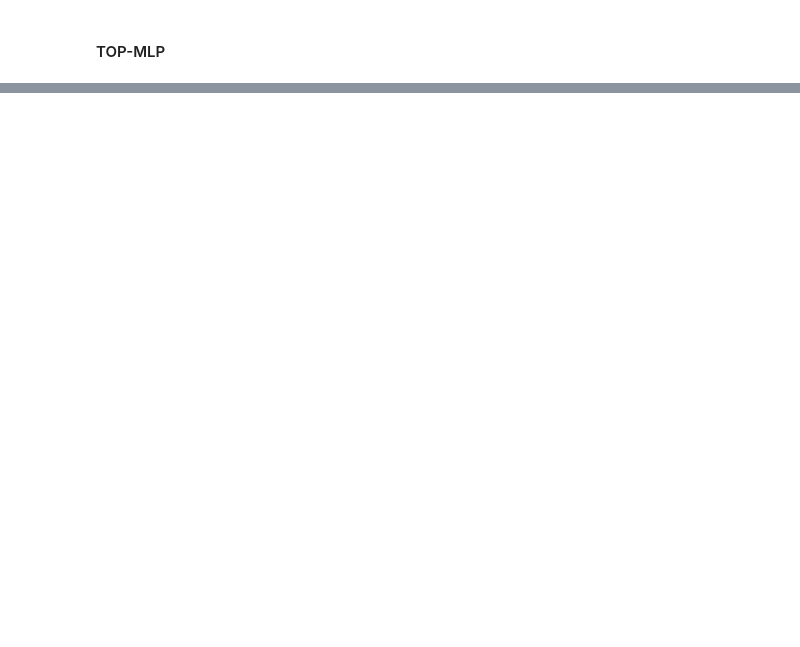
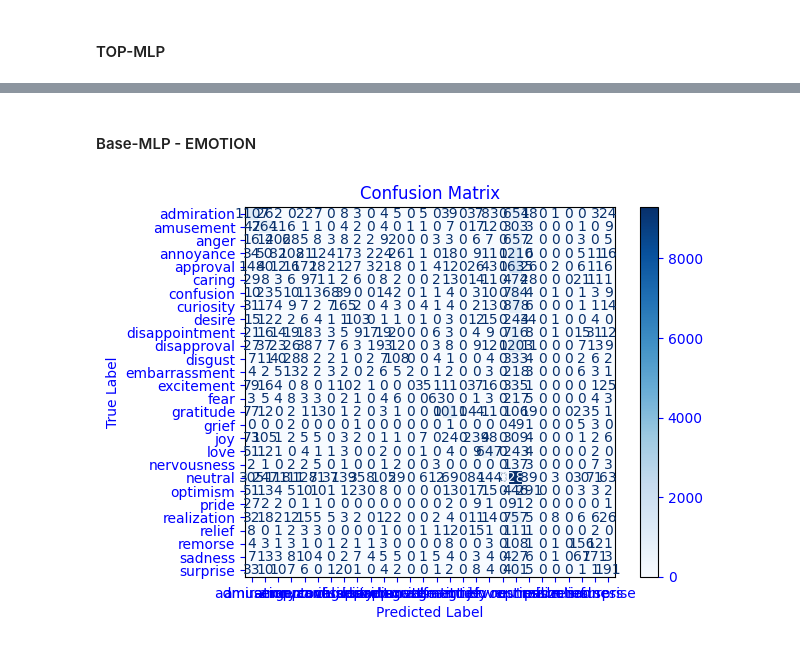
Before and after one commit to rosiestr/472-assignment1, a Jupyter notebook: 2_words_as_features/2_words_as_features.ipynb, the cells around one changed output, grey strips where cells are left out. Cells and saved outputs as stored; diff of their text form; code cells hidden in the pictures; blank space fills up the shorter version.

```diff
--- a/2_words_as_features/2_words_as_features.ipynb
+++ b/2_words_as_features/2_words_as_features.ipynb
@@ -278,0 +355,32 @@ with open ('performance.txt', 'w') as f:
+# %% [markdown]
+<h4>Base-MLP - EMOTION</h4>
+# %%
+mlp_em_pred = em_p.predict(X_test)
+em_cm_mlp = confusion_matrix(y_test, mlp_em_pred)
+
+color = 'blue'
+matrix = plot_confusion_matrix(em_p, X_test, y_test, cmap=plt.cm.Blues)
+matrix.ax_.set_title('Confusion Matrix', color=color)
+plt.xlabel('Predicted Label', color=color)
+plt.ylabel('True Label', color=color)
+plt.gcf().axes[0].tick_params(colors=color)
+plt.gcf().axes[1].tick_params(colors=color)
+plt.show()
+
+with open ('performance.txt', 'a') as f:
+    f.write("MODEL: base-MLP || PARAMS: none || TASK: emotion")
+    f.write('\n')
+    f.write("CONFUSION MATRIX")
+    f.write('\n')
+    # for i in em_cm_mnb:
+    #     np.savetxt(f, i)
+    em_mlp_content = str(em_cm_mlp)
+    f.write(em_mlp_content)
+    f.write('\n')
+    f.write('\n')
+    f.write('CLASSIFICATION REPORT')
+    f.write('\n')
+    f.write(classification_report(y_test, mlp_em_pred))
+    f.write('\n')
+# %% [output]
+[figure, added]
```
Also changed, not shown: parts of 39 cells of this notebook, 1 other file.
